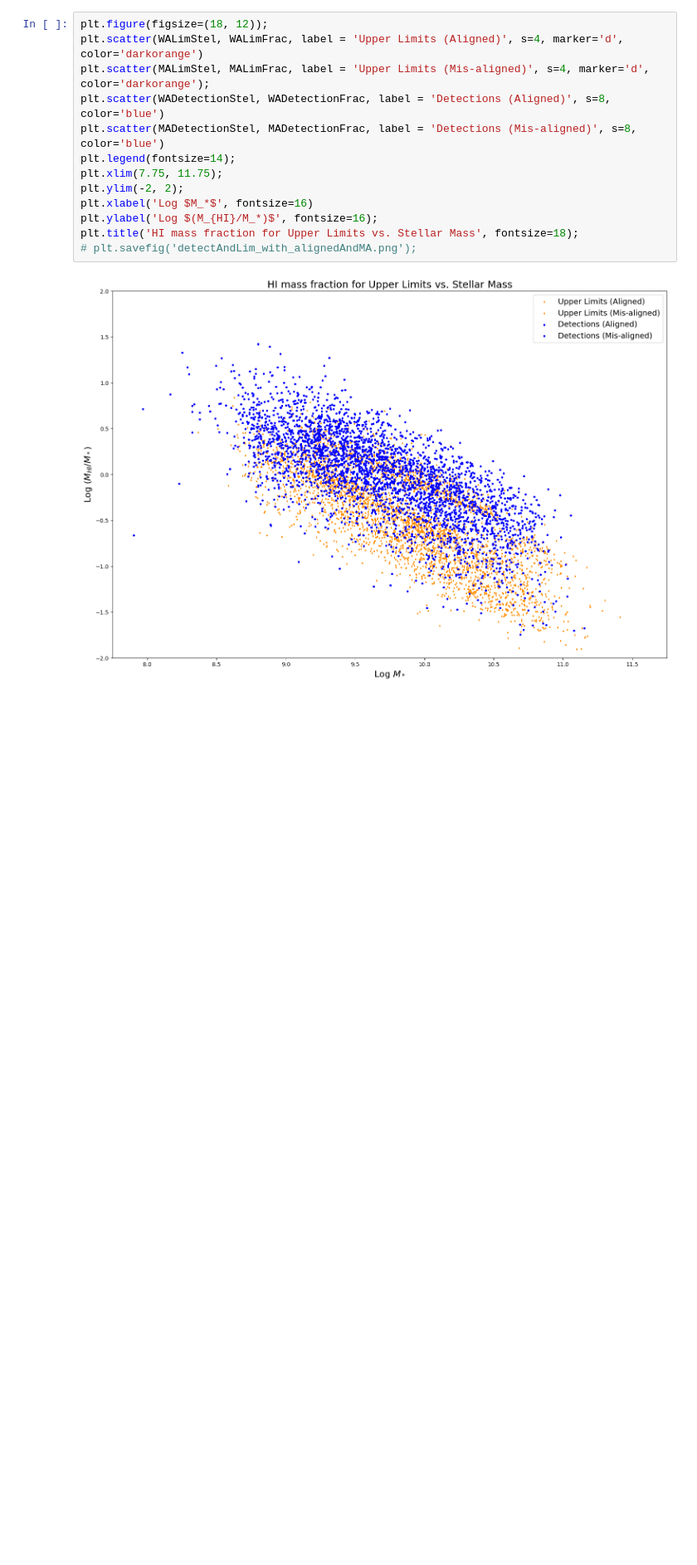
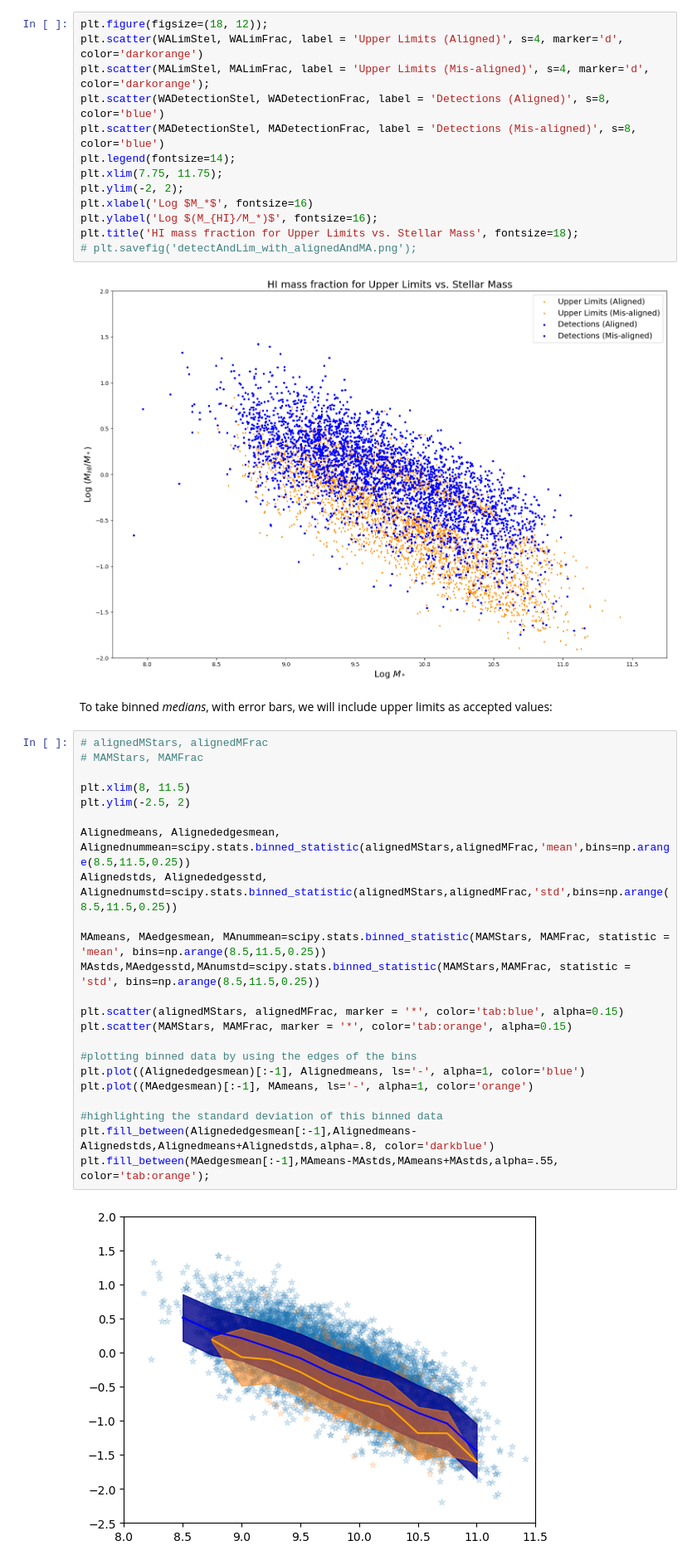
Before and after one commit to harrisonfwest/HI-MaNGA, a Jupyter notebook: HI-MaNGA_MisalignmentAndDeficiency.ipynb, the cells around one changed output. Shown at 83% size. Saved outputs shown, nothing was run; the diff lists cells and outputs as text; blank space fills up the shorter version.

```diff
--- a/HI-MaNGA_MisalignmentAndDeficiency.ipynb
+++ b/HI-MaNGA_MisalignmentAndDeficiency.ipynb
@@ -346,3 +343,30 @@ plt.title('HI mass fraction for Upper Limits vs. Stellar Mass', fontsize=18);
 # plt.savefig('detectAndLim_with_alignedAndMA.png');
 # %% [output]
 [figure]
+# %% [markdown]
+To take binned *medians*, with error bars, we will include upper limits as accepted values:
+# %%
+# alignedMStars, alignedMFrac
+# MAMStars, MAMFrac
+
+plt.xlim(8, 11.5)
+plt.ylim(-2.5, 2)
+
+Alignedmeans, Alignededgesmean, Alignednummean=scipy.stats.binned_statistic(alignedMStars,alignedMFrac,'mean',bins=np.arange(8.5,11.5,0.25))
+Alignedstds, Alignededgesstd, Alignednumstd=scipy.stats.binned_statistic(alignedMStars,alignedMFrac,'std',bins=np.arange(8.5,11.5,0.25))
+
+MAmeans, MAedgesmean, MAnummean=scipy.stats.binned_statistic(MAMStars, MAMFrac, statistic = 'mean', bins=np.arange(8.5,11.5,0.25))
+MAstds,MAedgesstd,MAnumstd=scipy.stats.binned_statistic(MAMStars,MAMFrac, statistic = 'std', bins=np.arange(8.5,11.5,0.25))
+
+plt.scatter(alignedMStars, alignedMFrac, marker = '*', color='tab:blue', alpha=0.15)
+plt.scatter(MAMStars, MAMFrac, marker = '*', color='tab:orange', alpha=0.15)
+
+#plotting binned data by using the edges of the bins
+plt.plot((Alignededgesmean)[:-1], Alignedmeans, ls='-', alpha=1, color='blue')
+plt.plot((MAedgesmean)[:-1], MAmeans, ls='-', alpha=1, color='orange')
+
+#highlighting the standard deviation of this binned data
+plt.fill_between(Alignededgesmean[:-1],Alignedmeans-Alignedstds,Alignedmeans+Alignedstds,alpha=.8, color='darkblue')
+plt.fill_between(MAedgesmean[:-1],MAmeans-MAstds,MAmeans+MAstds,alpha=.55, color='tab:orange');
+# %% [output]
+[figure, added]
```
Also changed, not shown: parts of 4 cells of this notebook.
